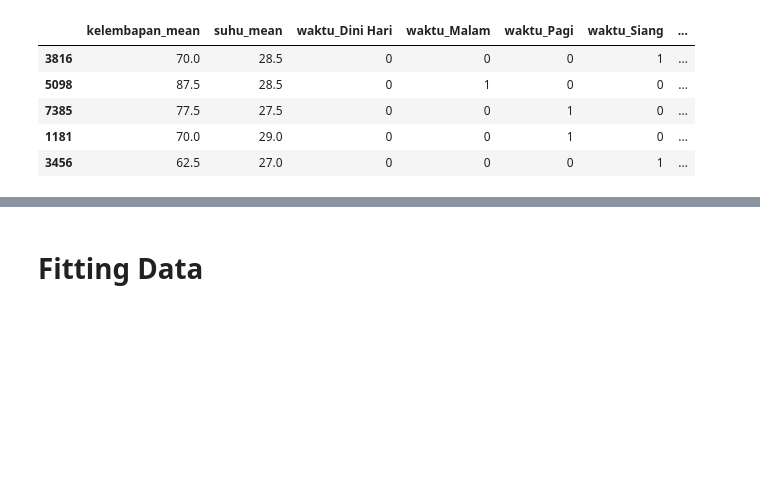
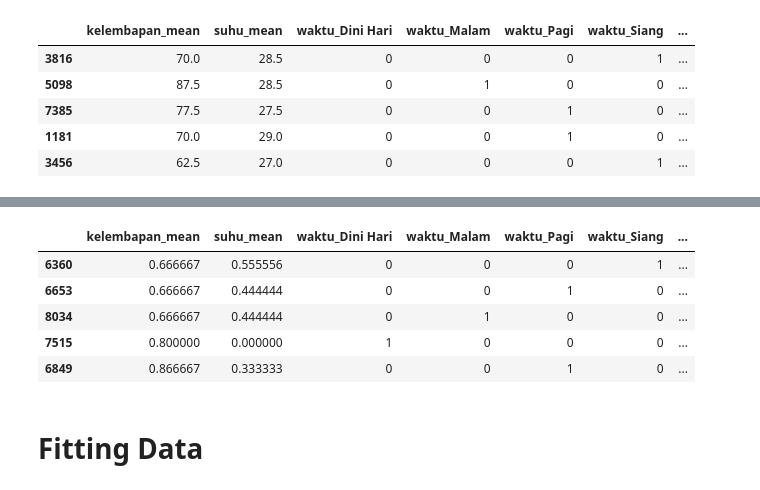
Before and after one commit to raihankemmy/jakarta-weather-classification-2018, a Jupyter notebook: with Mean.ipynb, the cells around one changed output, grey strips where cells are left out. Cells and saved outputs as stored; diff of their text form; code cells hidden in the pictures; blank space fills up the shorter version.

```diff
--- a/2.ipynb
+++ b/with Mean.ipynb
@@ -349,3 +368,12 @@ X_test.head()
+# %%
+X_train.head()
+# %% [output]
+|  | kelembapan_mean | suhu_mean | waktu_Dini Hari | waktu_Malam | waktu_Pagi | waktu_Siang | ... |
+| 6360 | 0.666667 | 0.555556 | 0 | 0 | 0 | 1 | ... |
+| 6653 | 0.666667 | 0.444444 | 0 | 0 | 1 | 0 | ... |
+| 8034 | 0.666667 | 0.444444 | 0 | 1 | 0 | 0 | ... |
+| 7515 | 0.800000 | 0.000000 | 1 | 0 | 0 | 0 | ... |
+| 6849 | 0.866667 | 0.333333 | 0 | 0 | 1 | 0 | ... |
 # %% [markdown]
 # Fitting Data
 # %% [markdown]
```
Also changed, not shown: parts of 3 cells of this notebook, 1 other file.
